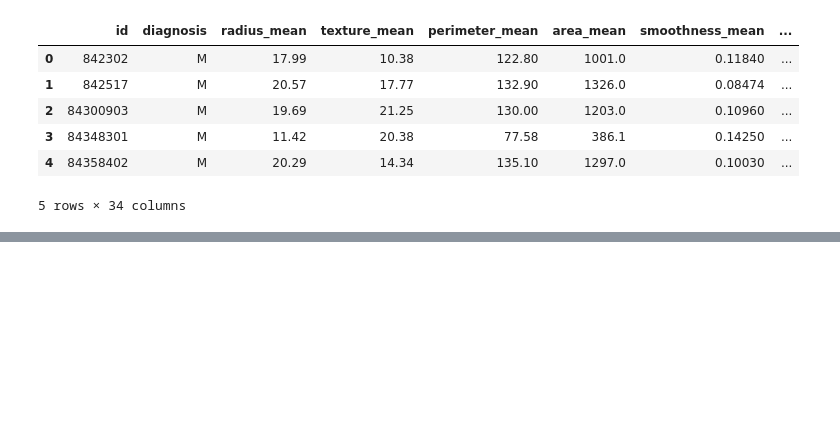
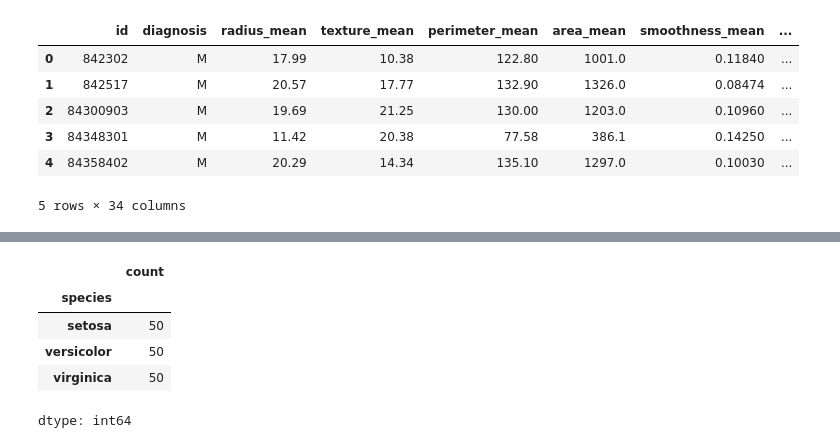
Before and after one commit to petermesy/Machine-Learning-ML, a Jupyter notebook: Label_Encoding.ipynb, the cells around one changed output, grey strips where cells are left out. Drawn from its saved outputs; the diff is of its cells as text; code cells hidden in the pictures; blank space fills up the shorter version.

```diff
--- a/Label_Encoding.ipynb
+++ b/Label_Encoding.ipynb
@@ -49,0 +71,9 @@ cancer_data.head()
+# %%
+iris_data['species'].value_counts()
+# %% [output]
+|  | count |
+| species |  |
+| setosa | 50 |
+| versicolor | 50 |
+| virginica | 50 |
+dtype: int64
```
Also changed, not shown: parts of 10 cells of this notebook.
